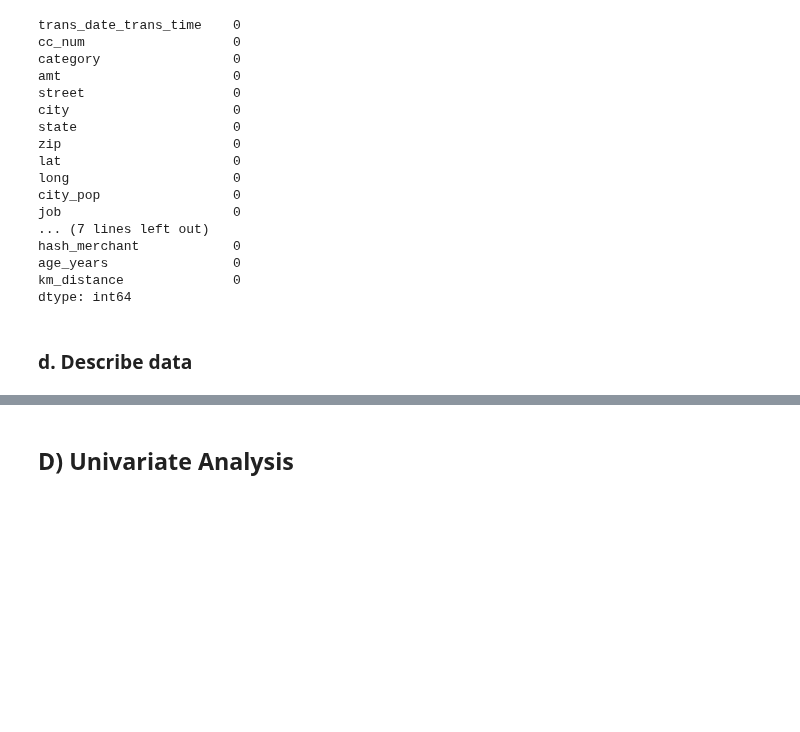
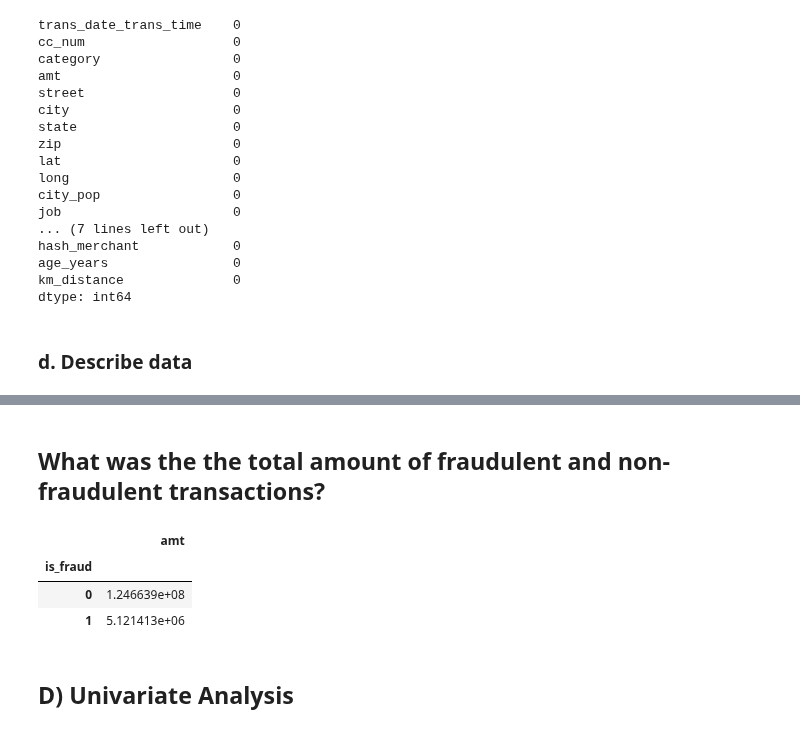
Before and after one commit to arthuralbarelli/ml-credit-card-fraud-detection, a Jupyter notebook: notebooks/credit_card_fraud_exploratory_analysis.ipynb, the cells around one changed output, grey strips where cells are left out. Cells and saved outputs as stored; diff of their text form; code cells hidden in the pictures; blank space fills up the shorter version.

Commit message:
feat(notebooks): Add query of total amount by fraud

```diff
--- a/notebooks/credit_card_fraud_exploratory_analysis.ipynb
+++ b/notebooks/credit_card_fraud_exploratory_analysis.ipynb
@@ -196,6 +196,15 @@ fraud_data.describe().style.format('{:.2f}')
 | 50% | 47.45 | 39.35 | -87.48 | 2443.00 | 1357089331.00 | 39.37 | -87.44 | 0.00 | 44.28 | ... |
 | 75% | 83.10 | 41.94 | -80.16 | 20328.00 | 1374581485.25 | 41.96 | -80.25 | 0.00 | 57.35 | ... |
 | max | 28948.90 | 66.69 | -67.95 | 2906700.00 | 1388534374.00 | 67.51 | -66.95 | 1.00 | 96.24 | ... |
+# %% [markdown]
+## What was the the total amount of fraudulent and non-fraudulent transactions?
+# %%
+fraud_data.groupby('is_fraud').agg({'amt': 'sum'})
+# %% [output]
+|  | amt |
+| is_fraud |  |
+| 0 | 1.246639e+08 |
+| 1 | 5.121413e+06 |
 # %% [markdown]
 ## D) Univariate Analysis
 # %% [markdown]
```
Also changed, not shown: 1 other file.
